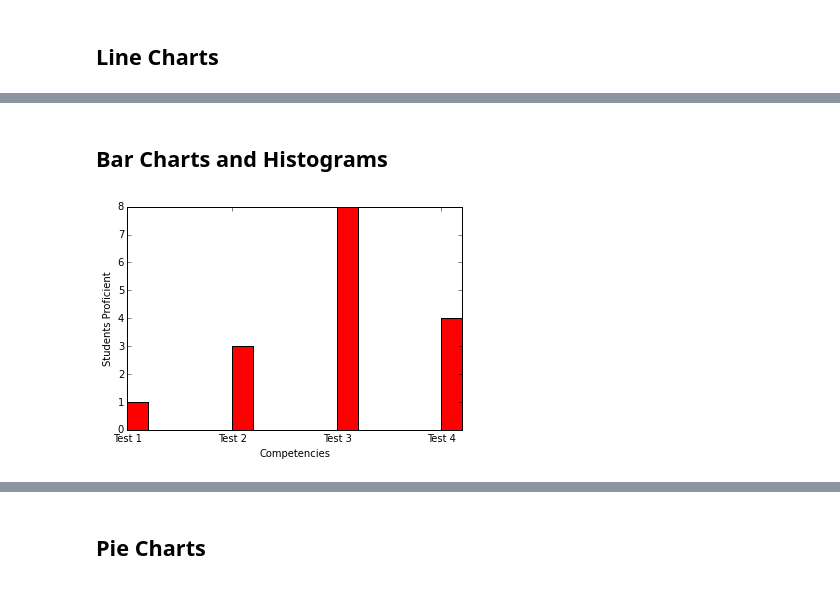
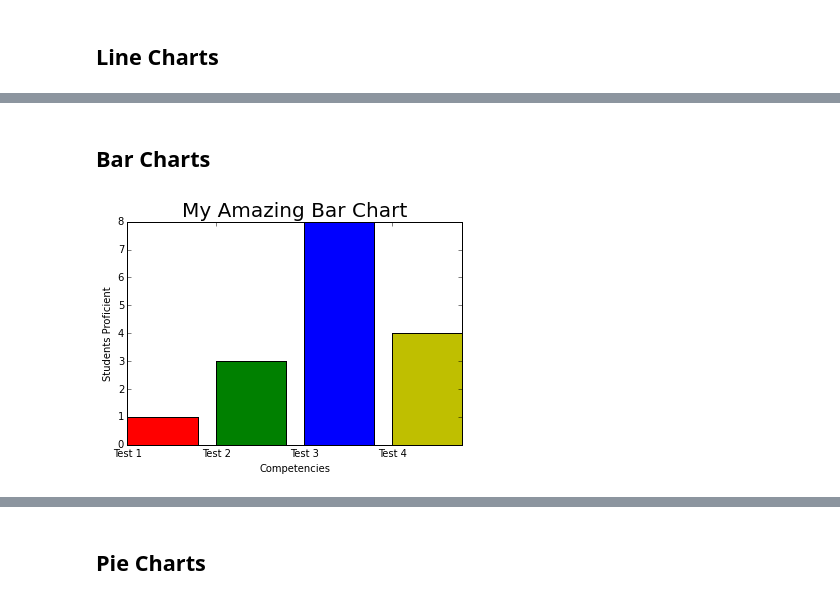
Before and after one commit to hermonm/Hermons_Book_of_Python, a Jupyter notebook: Chapter12.ipynb, the cells around one changed output, grey strips where cells are left out. Saved outputs shown, nothing was run; the diff lists cells and outputs as text; code cells hidden in the pictures.

```diff
--- a/Chapter12.ipynb
+++ b/Chapter12.ipynb
@@ -60,24 +108,46 @@ plt.show()
 # %% [markdown]
-## Bar Charts and Histograms
+## Bar Charts
-# %%
-"""
-How to do a bar chart.
-"""
-import numpy as np
-import matplotlib.pyplot as plt
-
-x1 = [1, 2, 3, 4]
-y4 = [1, 3, 8, 4]
-
-labels = ['Test 1', 'Test 2', 'Test 3', 'Test 4']
-plt.xticks(x1, labels)
-
-plt.bar(x1, y4, color='red', width=.2)
-
-
-plt.ylabel('Students Proficient')
-plt.xlabel('Competencies')
-
-plt.show()
-# %% [output]
-[figure, removed]
+# %%
+#BAR CHART.
+
+'''Import pyplot library with plt abbreviation'''
+
+import matplotlib.pyplot as plt
+
+'''Create some data series'''
+
+x1 = [1, 2, 3, 4]
+y4 = [1, 3, 8, 4]
+
+'''Instead of using the numbers in the data series we can replace
+them with labels. Below we created a list of labels and then assigned
+them to the x values using 'xticks'. We could do the same thing with
+the y values and use 'yticks'''
+
+labels = ['Test 1', 'Test 2', 'Test 3', 'Test 4']
+plt.xticks(x1, labels)
+
+'''Here we made a my_color variable which contains a string of four colors
+which we will use to fill each bar.'''
+
+my_colors = 'rgby'  #red, green, blue, yellow
+
+
+'''Instead of plt.plot we use plt.bar to make a bar graph. The first two
+arguments are again the x and y data series. The third argument is the bar color
+which we set equal to my_colors which was our string of colors. The fourth
+argument is the percentage with of the bar. If 1 is used the bars will run together.'''
+
+plt.bar(x1, y4, color=my_colors, width=.8)
+
+'''We again set the following three attributes of our graph.'''
+
+plt.ylabel('Students Proficient')
+plt.xlabel('Competencies')
+plt.title('My Amazing Bar Chart', loc='center', fontsize=20)
+
+'''Don't forget to SHOW your graph after all of your hard work!'''
+
+plt.show()
+# %% [output]
+[figure, added]
```
Also changed, not shown: parts of 6 cells of this notebook, 1 other file.
